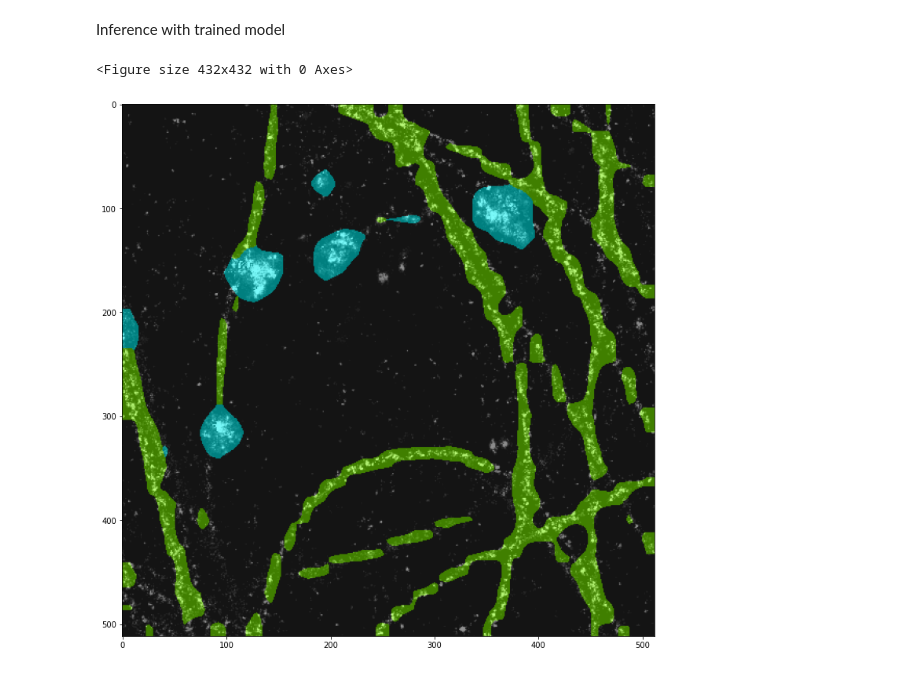
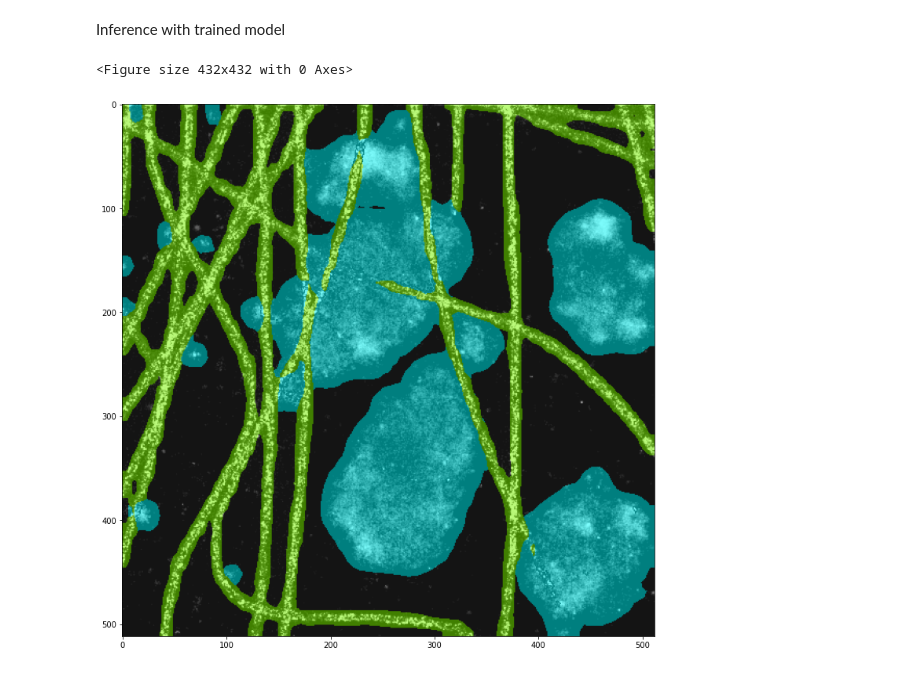
Before and after one commit to androbaza/smlm-seg, a Jupyter notebook: MMSegmentation_SMLM.ipynb, the cells around one changed output. Cells and saved outputs as stored; diff of their text form; code cells hidden in the pictures.

```diff
--- a/MMSegmentation_SMLM.ipynb
+++ b/MMSegmentation_SMLM.ipynb
@@ -126,31 +32,15 @@ We need to convert the annotation into semantic map format as an image.
 # %%
-import mmcv
-import matplotlib.pyplot as plt
-import os.path as osp
-import numpy as np
-from PIL import Image
-
-# split train/val set randomly
-img_dir = 'images'
-ann_dir = 'labels_gray'
-# classes = ('Background', 'Microtubule', 'Vesicle')
-classes = ('back','Microtubule', 'Vesicle')
-# palette = [[0, 0, 0], [128, 255, 0], [0, 255, 255]]
-palette = [[40,40,40], [128, 255, 0], [0, 255, 255]]
-
-data_root = '/content/drive/MyDrive/MMsegmentation-data/dataset_no_rotations/'
-
-# split_dir = 'splits'
-# mmcv.mkdir_or_exist(osp.join(data_root, split_dir))
-# filename_list = [osp.splitext(filename)[0] for filename in mmcv.scandir(
-#     osp.join(data_root, img_dir), suffix='.png')]
-# with open(osp.join(data_root, split_dir, 'train.txt'), 'w') as f:
-#   # select first 4/5 as train set
-#   train_length = int(len(filename_list)*4/5)
-#   f.writelines(line + '\n' for line in filename_list[:train_length])
-# with open(osp.join(data_root, split_dir, 'val.txt'), 'w') as f:
-#   # select last 1/5 as train set
-#   f.writelines(line + '\n' for line in filename_list[train_length:])
+split_dir = 'splits'
+mmcv.mkdir_or_exist(osp.join(data_root, split_dir))
+filename_list = [osp.splitext(filename)[0] for filename in mmcv.scandir(
+    osp.join(data_root, img_dir), suffix='.png')]
+with open(osp.join(data_root, split_dir, 'train.txt'), 'w') as f:
+  # select first 4/5 as train set
+  train_length = int(len(filename_list)*4/5)
+  f.writelines(line + '\n' for line in filename_list[:train_length])
+with open(osp.join(data_root, split_dir, 'val.txt'), 'w') as f:
+  # select last 1/5 as test set
+  f.writelines(line + '\n' for line in filename_list[train_length:])
 # %%
 from mmseg.datasets.builder import DATASETS
 from mmseg.datasets.custom import CustomDataset
@@ -625,14 +475,14 @@ Inference with trained model
 # %%
 from mmseg.apis import inference_segmentor, init_segmentor, show_result_pyplot
 
 # img = mmcv.imread('/content/drive/MyDrive/MMsegmentation-data/1000c.png')
 # img = mmcv.imread('/content/drive/MyDrive/MMsegmentation-data/000435.png')
-img = mmcv.imread('/content/drive/MyDrive/MMsegmentation-data/001380.png')
+img = mmcv.imread('../data/combined/images/0003790.png')
 
 model.cfg = cfg
 result = inference_segmentor(model, img)
 plt.figure(figsize=(6, 6))
 show_result_pyplot(model, img, result, palette)
 # %% [output]
 <Figure size 432x432 with 0 Axes>
-[figure, old version]
+[figure, new version]
```
Also changed, not shown: parts of 24 cells of this notebook, 3 other files.
